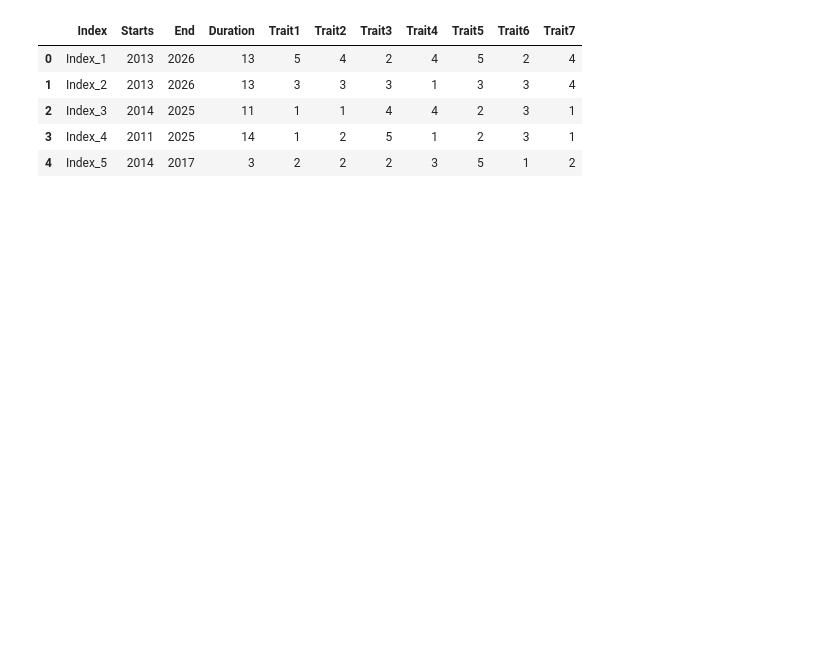
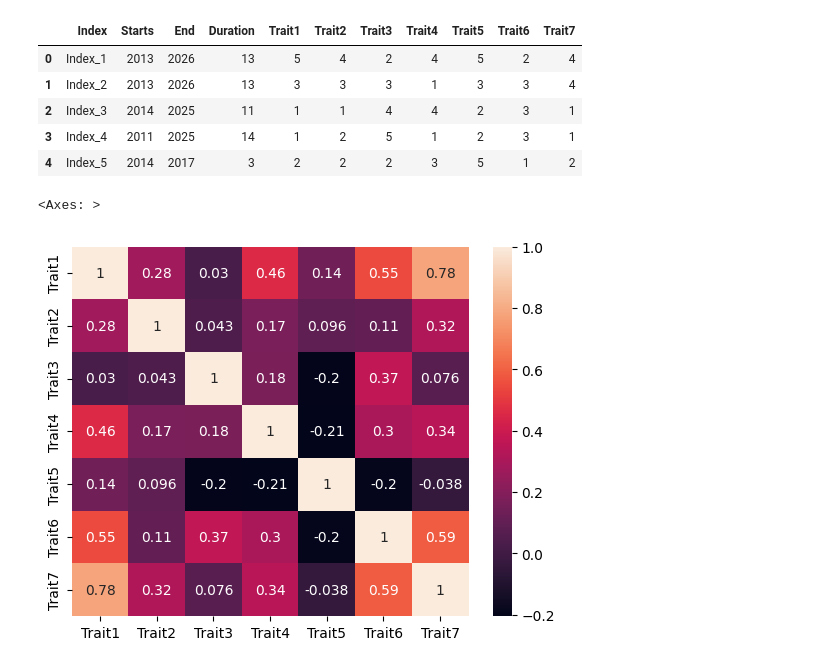
Before and after one commit to Popescu-Victor/ERQL-lab, a Jupyter notebook: ml-lab/Index_Traits.ipynb, the cells around one changed output. Cells and saved outputs as stored; diff of their text form; code cells hidden in the pictures; blank space fills up the shorter version.

```diff
--- a/ml-lab/Index_Traits.ipynb
+++ b/ml-lab/Index_Traits.ipynb
@@ -16,3 +16,8 @@ df.head()
 | 2 | Index_3 | 2014 | 2025 | 11 | 1 | 1 | 4 | 4 | 2 | 3 | 1 |
 | 3 | Index_4 | 2011 | 2025 | 14 | 1 | 2 | 5 | 1 | 2 | 3 | 1 |
 | 4 | Index_5 | 2014 | 2017 | 3 | 2 | 2 | 2 | 3 | 5 | 1 | 2 |
+# %%
+sns.heatmap(df.iloc[:,4:].corr(), annot=True)
+# %% [output]
+<Axes: >
+[figure, added]
```
Also changed, not shown: parts of 2 cells of this notebook.
